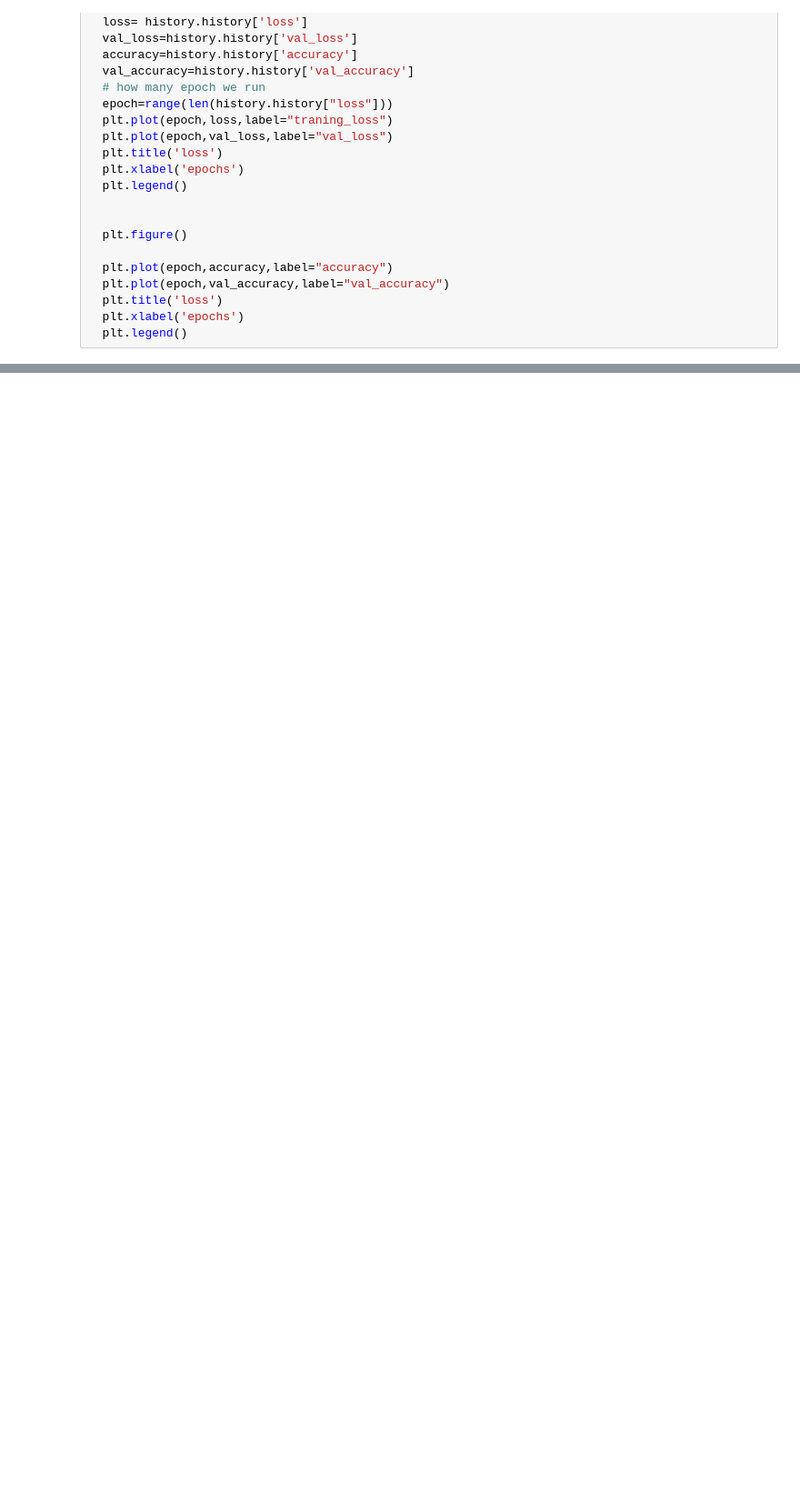
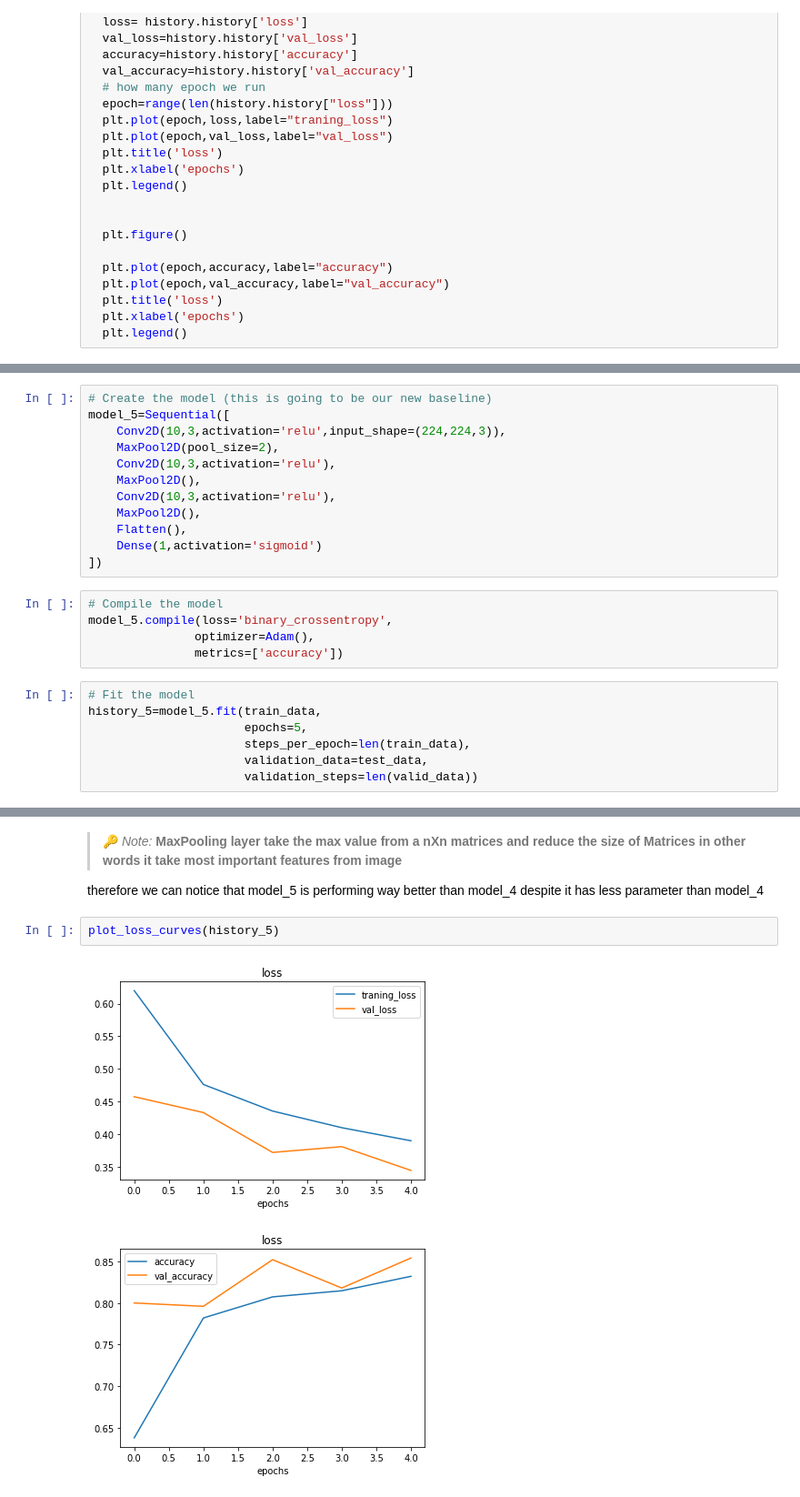
Before and after one commit to Henil21/Intro_to_computer_vision_and_CNN, a Jupyter notebook: Computer_vision_CNN_in_tensorflow.ipynb, the cells around one changed output, grey strips where cells are left out. Shown at 91% size. Saved outputs shown, nothing was run; the diff lists cells and outputs as text; blank space fills up the shorter version.

```diff
--- a/Computer_vision_CNN_in_tensorflow.ipynb
+++ b/Computer_vision_CNN_in_tensorflow.ipynb
@@ -553,0 +580,24 @@ plot_loss_curves(history_4)
+# %%
+# Create the model (this is going to be our new baseline)
+model_5=Sequential([
+    Conv2D(10,3,activation='relu',input_shape=(224,224,3)),
+    MaxPool2D(pool_size=2),
+    Conv2D(10,3,activation='relu'),
+    MaxPool2D(),
+    Conv2D(10,3,activation='relu'),
+    MaxPool2D(),
+    Flatten(),
+    Dense(1,activation='sigmoid')
+])
+# %%
+# Compile the model
+model_5.compile(loss='binary_crossentropy',
+               optimizer=Adam(),
+               metrics=['accuracy'])
+# %%
+# Fit the model
+history_5=model_5.fit(train_data,
+                      epochs=5,
+                      steps_per_epoch=len(train_data),
+                      validation_data=test_data,
+                      validation_steps=len(valid_data))
@@ -553,0 +657,9 @@ plot_loss_curves(history_4)
+# %% [markdown]
+>🔑 *Note:* **MaxPooling layer take the max value from a nXn matrices and reduce the size of Matrices  in other words it take most important features from image**
+
+therefore we can notice that model_5 is performing way better than model_4 despite it has less parameter than model_4
+# %%
+plot_loss_curves(history_5)
+# %% [output]
+[figure, added]
+[figure, added]
```
Also changed, not shown: parts of 22 cells of this notebook.
